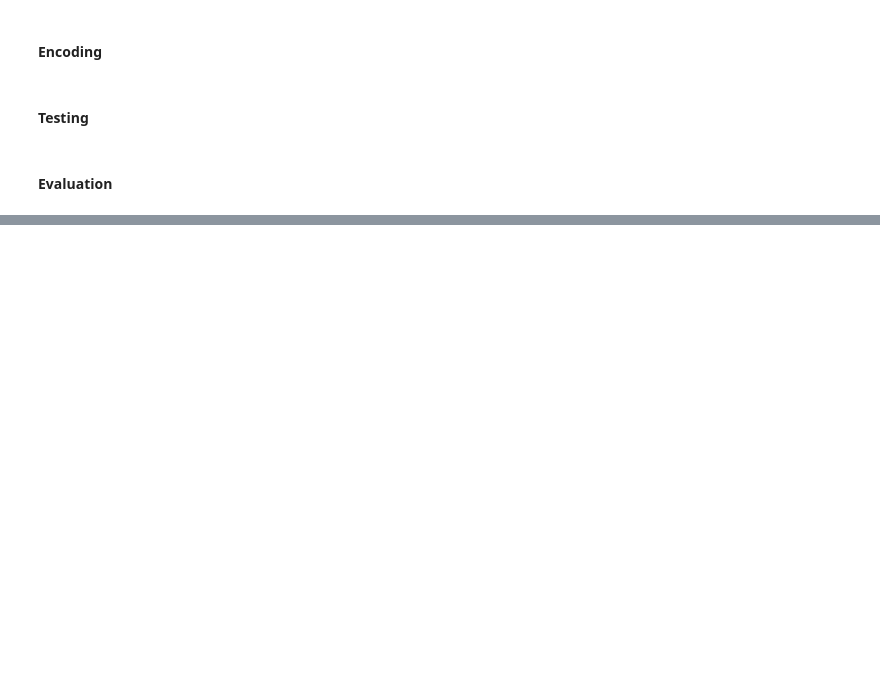
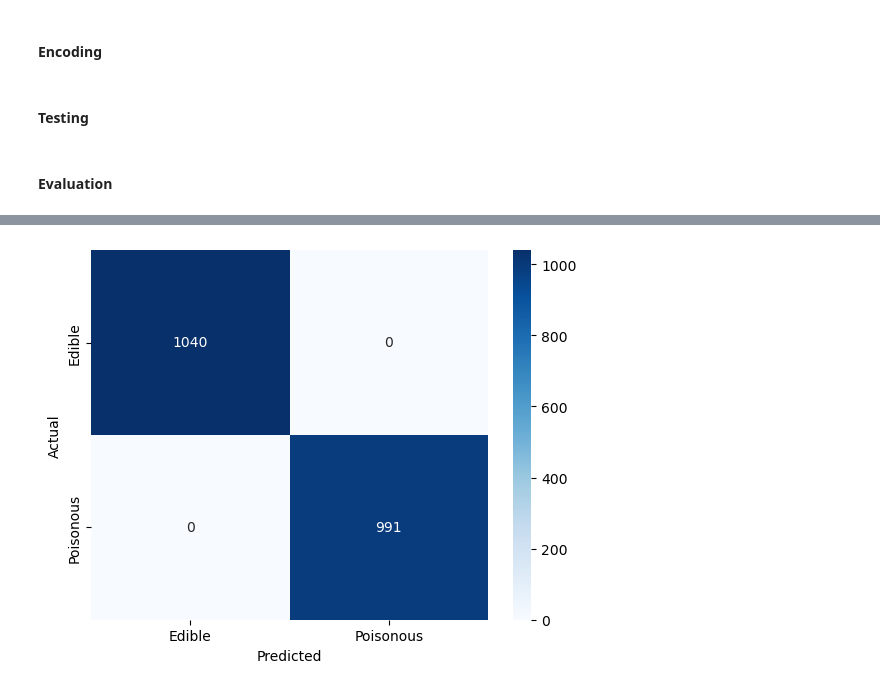
Before and after one commit to dharora/ECS171GroupProject, a Jupyter notebook: project.ipynb, the cells around one changed output, grey strips where cells are left out. Cells and saved outputs as stored; diff of their text form; code cells hidden in the pictures; blank space fills up the shorter version.

```diff
--- a/project.ipynb
+++ b/project.ipynb
@@ -341,0 +241,10 @@ plt.show()
+# %%
+rf = metrics.loc[metrics['Model'] == 'RandomForestClassifier']['Output'].values[0]
+sns.heatmap(conf(y_test, rf.predict(X_test)), annot=True, fmt='.0f', cmap='Blues',
+            xticklabels=['Edible', 'Poisonous'], yticklabels=['Edible', 'Poisonous'])
+# plt.title('Random Forest: Confusion Matrix')
+plt.xlabel("Predicted"), plt.ylabel("Actual")
+plt.savefig('matrix/randomforest.png', bbox_inches="tight")
+plt.show()
+# %% [output]
+[figure, added]
```
Also changed, not shown: parts of 34 cells of this notebook.
